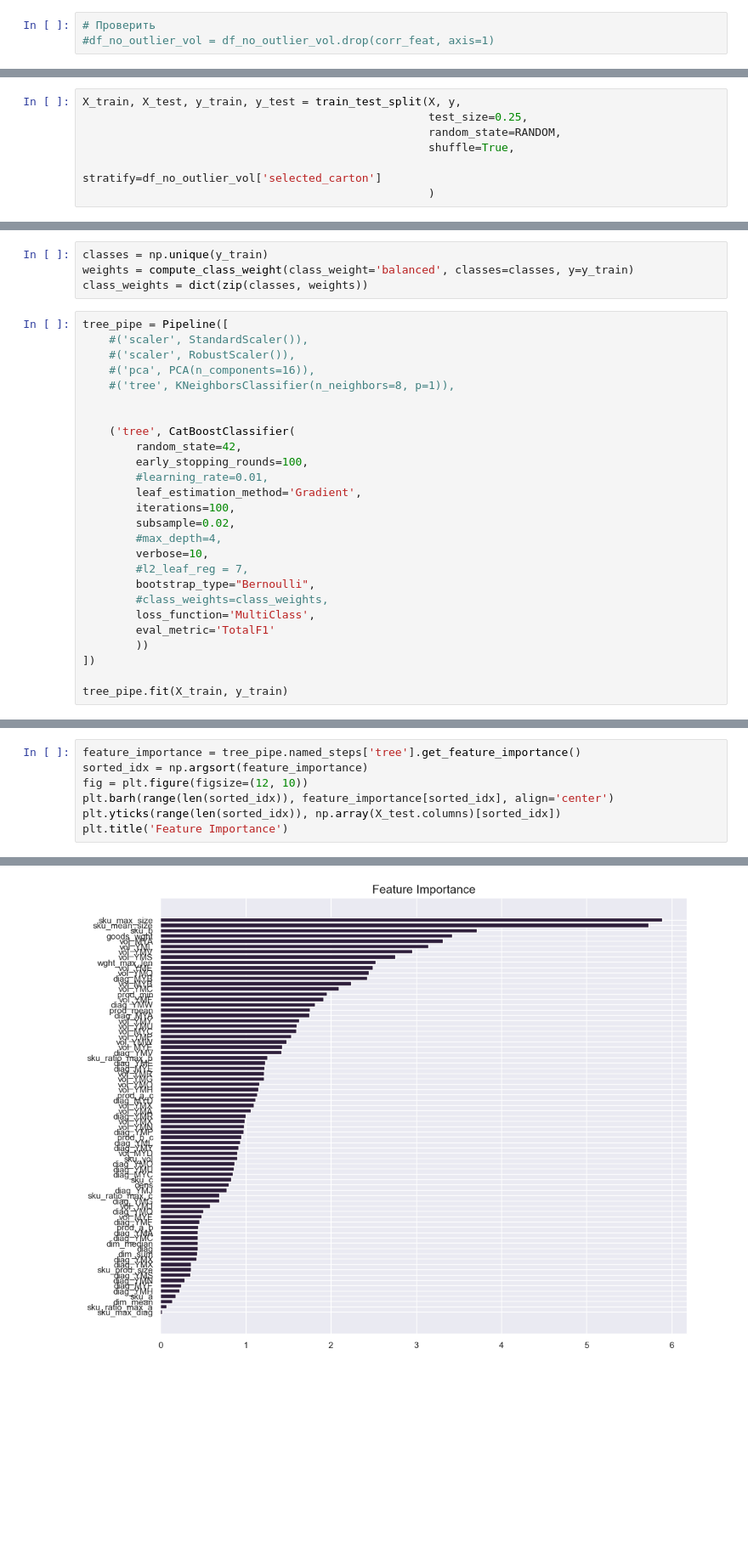
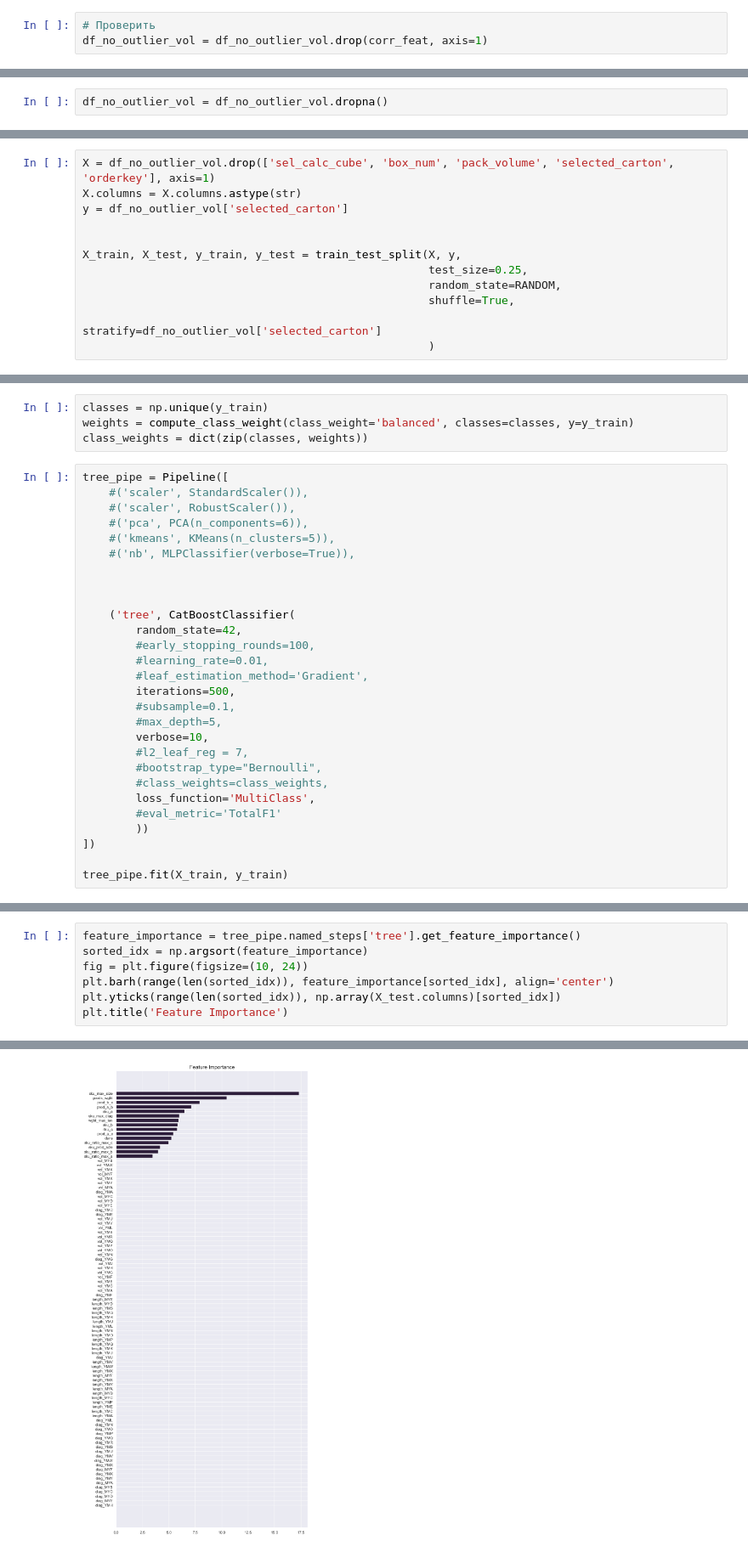
Before and after one commit to johnmcv761/Ya_hackaton_package_choose, a Jupyter notebook: catboost.ipynb, the cells around one changed output, grey strips where cells are left out. Shown at 85% size. Saved outputs shown, nothing was run; the diff lists cells and outputs as text; blank space fills up the shorter version.

```diff
--- a/catboost.ipynb
+++ b/catboost.ipynb
@@ -433,5 +416,5 @@ corr_feat
 # %%
 # Проверить
-#df_no_outlier_vol = df_no_outlier_vol.drop(corr_feat, axis=1)
+df_no_outlier_vol = df_no_outlier_vol.drop(corr_feat, axis=1)
 # %%
 # fltr_nonpack =  ["STRETCH", "NONPACK"] #
@@ -444,3 +427,5 @@ df_no_outlier_vol = df_no_outlier_vol.query('selected_carton != "YMB"')
+# %%
+df_no_outlier_vol = df_no_outlier_vol.dropna()
 # %%
 df_no_outlier_vol['selected_carton'].value_counts()
 # %% [output]
@@ -466,6 +452,11 @@ X = df_no_outlier_vol.drop(['sel_calc_cube', 'box_num', 'pack_volume', 'selected
 X.columns = X.columns.astype(str)
 y = df_no_outlier_vol['selected_carton']
 # %%
+X = df_no_outlier_vol.drop(['sel_calc_cube', 'box_num', 'pack_volume', 'selected_carton', 'orderkey'], axis=1)
+X.columns = X.columns.astype(str)
+y = df_no_outlier_vol['selected_carton']
+
+
 X_train, X_test, y_train, y_test = train_test_split(X, y,
                                                     test_size=0.25,
                                                     random_state=RANDOM,
@@ -496,24 +476,26 @@ class_weights = dict(zip(classes, weights))
 tree_pipe = Pipeline([
     #('scaler', StandardScaler()),
     #('scaler', RobustScaler()),
-    #('pca', PCA(n_components=16)),
-    #('tree', KNeighborsClassifier(n_neighbors=8, p=1)),
+    #('pca', PCA(n_components=6)),
+    #('kmeans', KMeans(n_clusters=5)),
+    #('nb', MLPClassifier(verbose=True)),
+
 
 
     ('tree', CatBoostClassifier(
         random_state=42,
-        early_stopping_rounds=100,
+        #early_stopping_rounds=100,
         #learning_rate=0.01,
-        leaf_estimation_method='Gradient',
-        iterations=100,
-        subsample=0.02,
-        #max_depth=4,
+        #leaf_estimation_method='Gradient',
+        iterations=500,
+        #subsample=0.1,
+        #max_depth=5,
         verbose=10,
         #l2_leaf_reg = 7,
-        bootstrap_type="Bernoulli",
+        #bootstrap_type="Bernoulli",
         #class_weights=class_weights,
         loss_function='MultiClass',
-        eval_metric='TotalF1'
+        #eval_metric='TotalF1'
         ))
 ])
 
@@ -535,13 +523,13 @@ Pipeline(steps=[('tree',
 # %%
 feature_importance = tree_pipe.named_steps['tree'].get_feature_importance()
 sorted_idx = np.argsort(feature_importance)
-fig = plt.figure(figsize=(12, 10))
+fig = plt.figure(figsize=(10, 24))
 plt.barh(range(len(sorted_idx)), feature_importance[sorted_idx], align='center')
 plt.yticks(range(len(sorted_idx)), np.array(X_test.columns)[sorted_idx])
 plt.title('Feature Importance')
 # %% [output]
 Text(0.5, 1.0, 'Feature Importance')
-[figure, old version]
+[figure, new version]
 # %%
 tree_preds = tree_pipe.predict(X_test)
 tree_pred_proba = tree_pipe.predict_proba(X_test)
```
Also changed, not shown: parts of 32 cells of this notebook.
